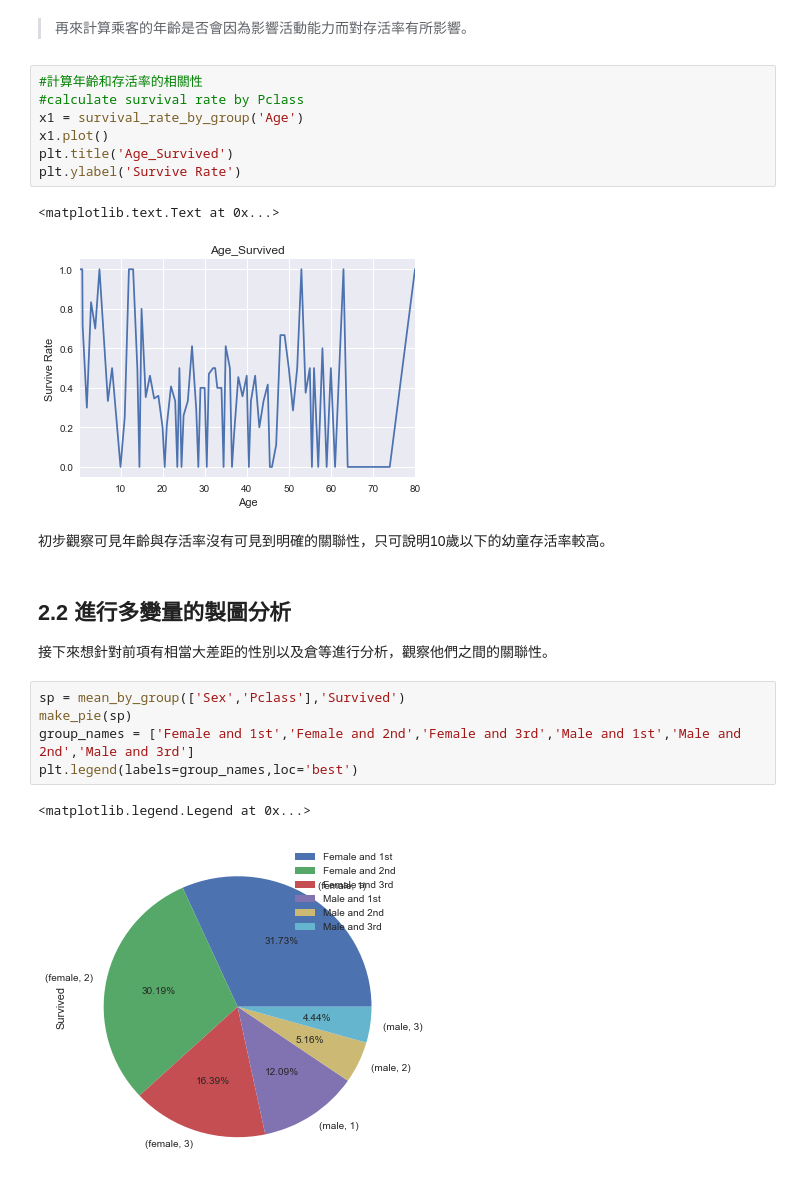
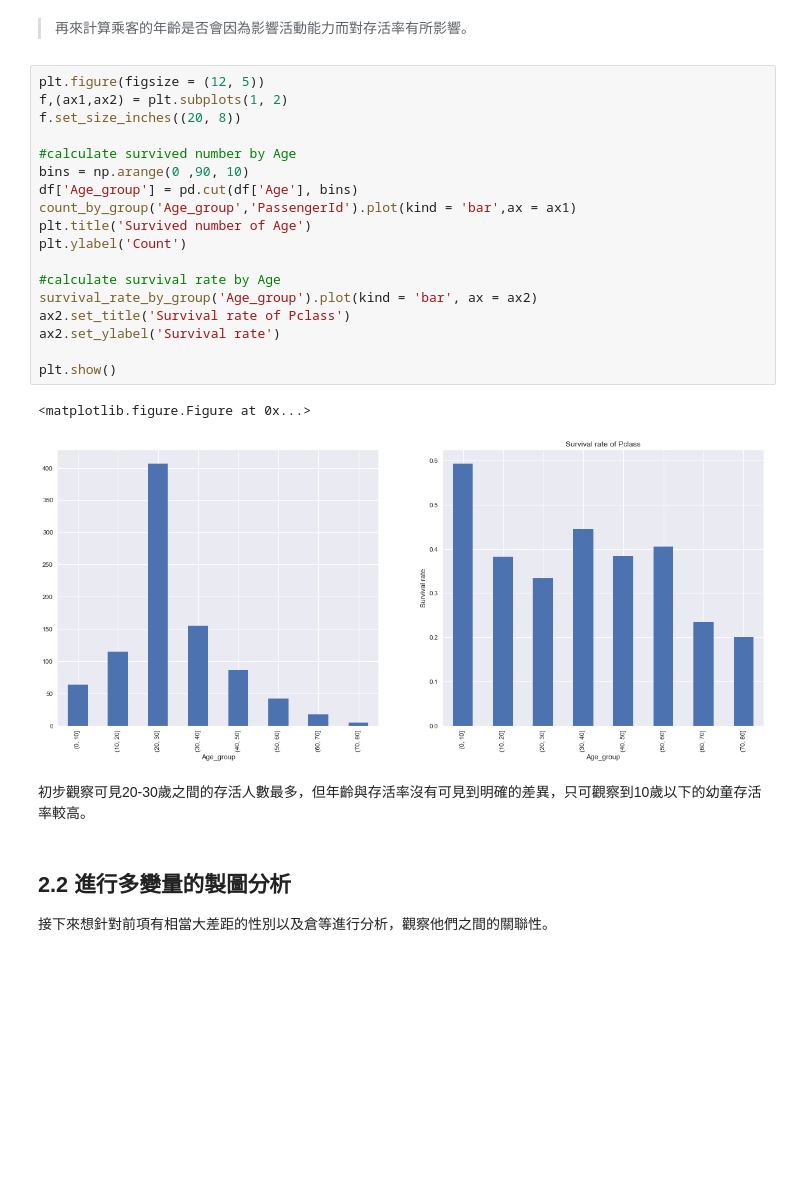
Before and after one commit to shockwave92/NDml-P4, a Jupyter notebook: Titanic_survive.ipynb, the cells around one changed output. Cells and saved outputs as stored; diff of their text form; blank space fills up the shorter version.

```diff
--- a/Titanic_survive.ipynb
+++ b/Titanic_survive.ipynb
@@ -221,26 +242,29 @@ Name: Survived, dtype: float64
 >再來計算乘客的年齡是否會因為影響活動能力而對存活率有所影響。
 >
 >
-# %%
-#計算年齡和存活率的相關性
-#calculate survival rate by Pclass
-x1 = survival_rate_by_group('Age')
-x1.plot()
-plt.title('Age_Survived')
-plt.ylabel('Survive Rate')
-# %% [output]
-<matplotlib.text.Text at 0x...>
-[figure, removed]
-# %% [markdown]
-初步觀察可見年齡與存活率沒有可見到明確的關聯性，只可說明10歲以下的幼童存活率較高。
+# %%
+plt.figure(figsize = (12, 5))
+f,(ax1,ax2) = plt.subplots(1, 2)
+f.set_size_inches((20, 8))
+
+#calculate survived number by Age
+bins = np.arange(0 ,90, 10)
+df['Age_group'] = pd.cut(df['Age'], bins)
+count_by_group('Age_group','PassengerId').plot(kind = 'bar',ax = ax1)
+plt.title('Survived number of Age')
+plt.ylabel('Count')
+
+#calculate survival rate by Age
+survival_rate_by_group('Age_group').plot(kind = 'bar', ax = ax2)
+ax2.set_title('Survival rate of Pclass')
+ax2.set_ylabel('Survival rate')
+
+plt.show()
+# %% [output]
+<matplotlib.figure.Figure at 0x...>
+[figure, added]
+# %% [markdown]
+初步觀察可見20-30歲之間的存活人數最多，但年齡與存活率沒有可見到明確的差異，只可觀察到10歲以下的幼童存活率較高。
 # %% [markdown]
 ## 2.2 進行多變量的製圖分析
 接下來想針對前項有相當大差距的性別以及倉等進行分析，觀察他們之間的關聯性。
-# %%
-sp = mean_by_group(['Sex','Pclass'],'Survived')
-make_pie(sp)
-group_names = ['Female and 1st','Female and 2nd','Female and 3rd','Male and 1st','Male and 2nd','Male and 3rd']
-plt.legend(labels=group_names,loc='best')
-# %% [output]
-<matplotlib.legend.Legend at 0x...>
-[figure, removed]
```
Also changed, not shown: parts of 13 cells of this notebook, 1 other file.
